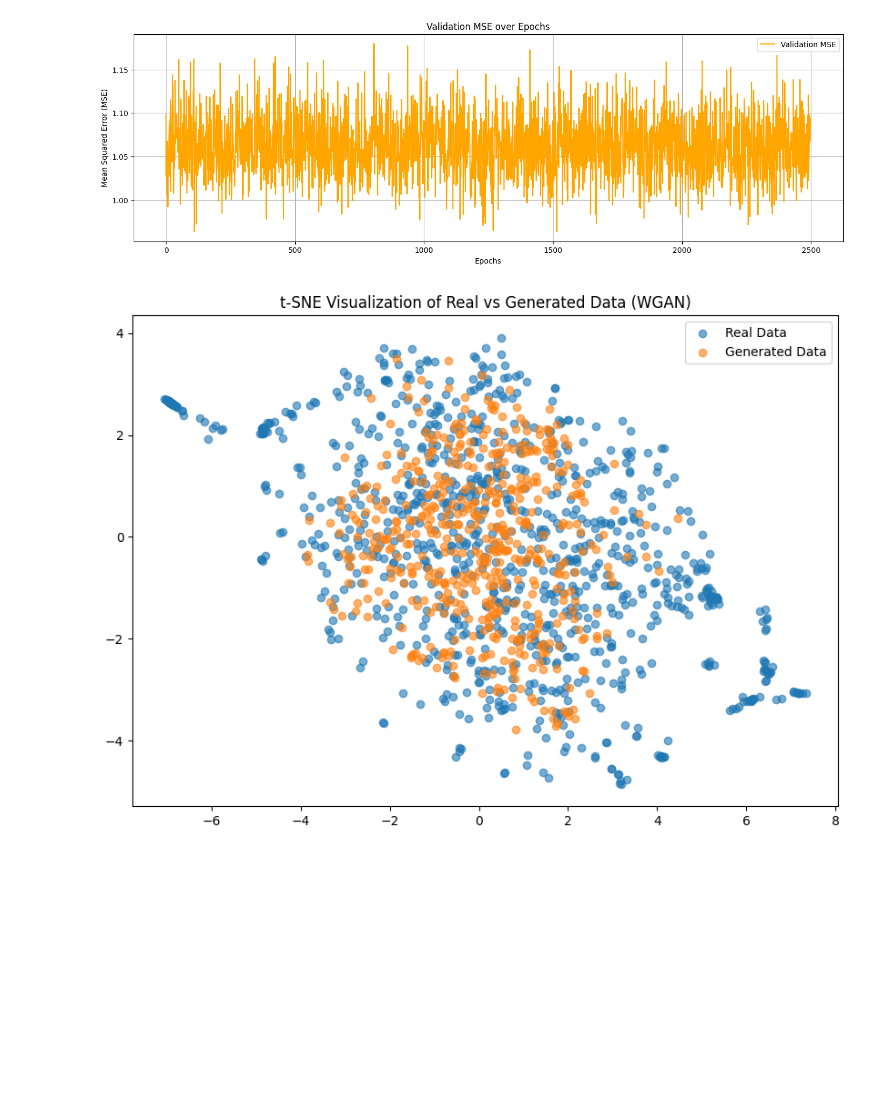
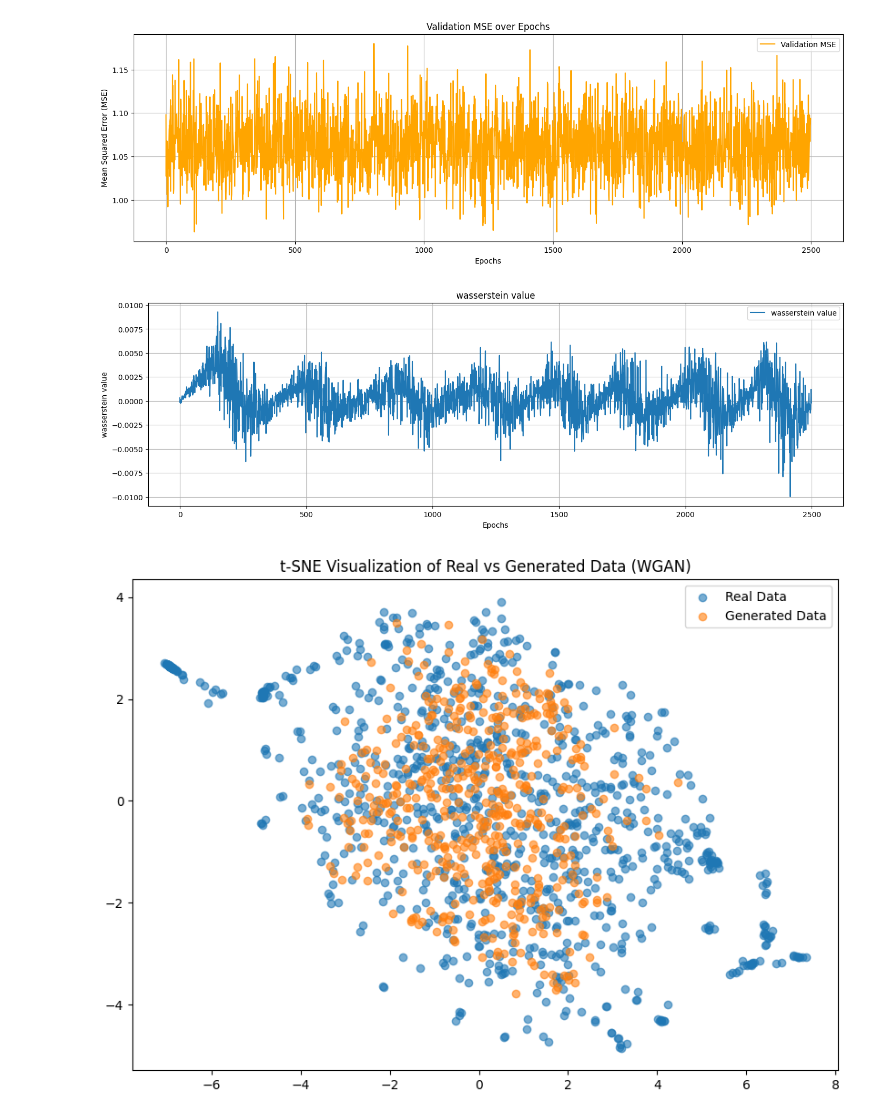
Before and after one commit to riqalter/PrediksiProfesi, a Jupyter notebook: NotebookVer2-torch-newdataset.ipynb, the cells around one changed output. Saved outputs shown, nothing was run; the diff lists cells and outputs as text; code cells hidden in the pictures; blank space fills up the shorter version.

```diff
--- a/NotebookVer2-torch-newdataset.ipynb
+++ b/NotebookVer2-torch-newdataset.ipynb
@@ -574,6 +577,18 @@ plt.legend()
 plt.show()
 # %% [output]
 [figure]
+# %%
+# Plot Wasserstein value
+plt.figure(figsize=(17,5))
+plt.plot(wasserstein_values, label='wasserstein value')
+plt.title('wasserstein value')
+plt.xlabel('Epochs')
+plt.ylabel('wasserstein value')
+plt.grid(True)
+plt.legend()
+plt.show()
+# %% [output]
+[figure, added]
 # %%
 # Generate data for t-SNE visualization
 latent_space_samples = torch.randn((1000, input_size)).to(device)
```
Also changed, not shown: parts of 9 cells of this notebook, 6 other files.
